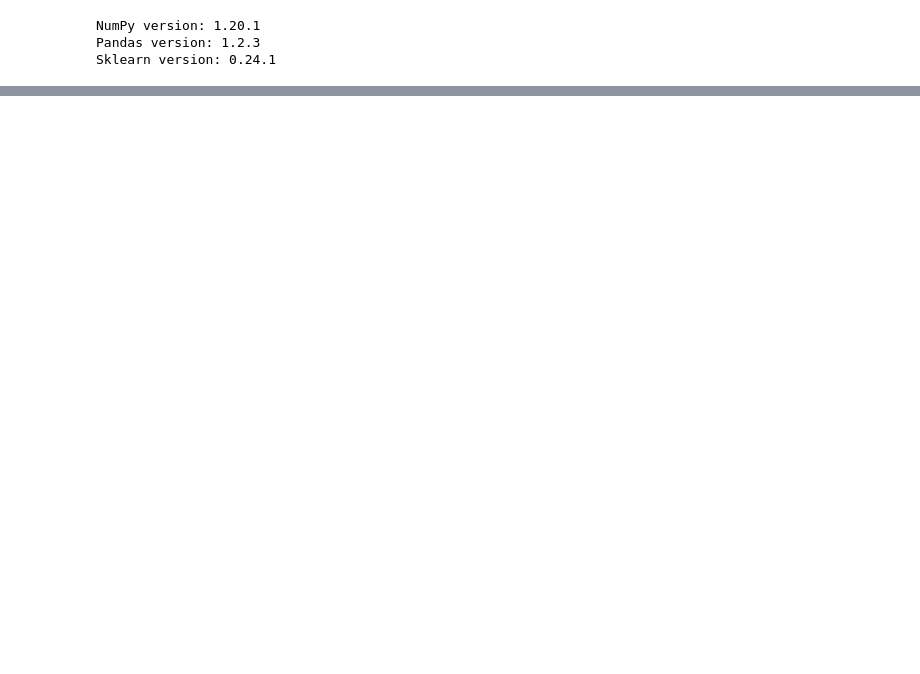
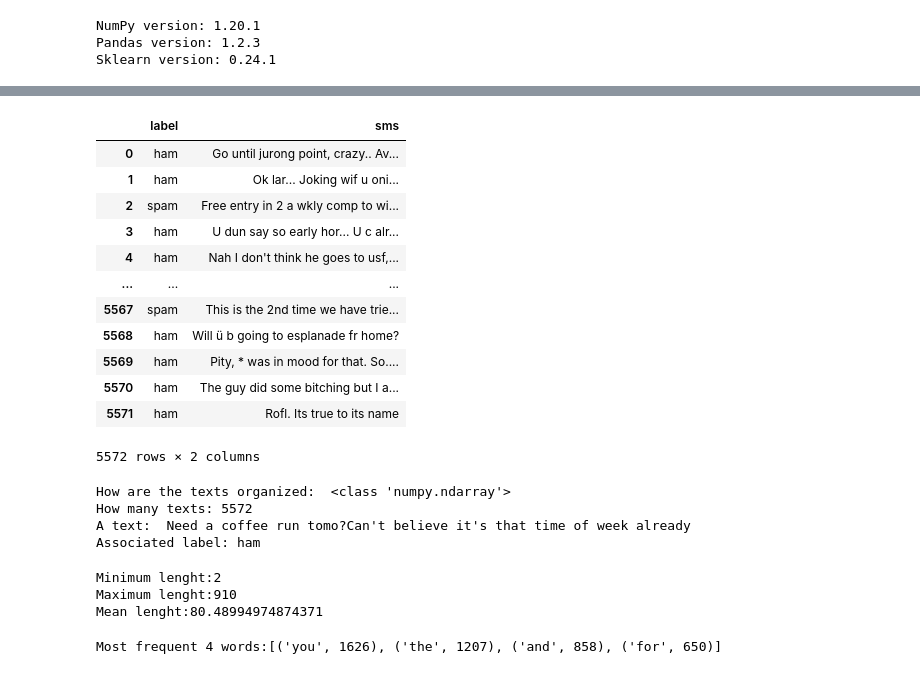
Before and after one commit to Iuly2000/Introducere-in-Data-Science, a Jupyter notebook: Tema6_IDS_DavidMihaiIulian_DogaruAlexandru/Tema6_IDS_DavidMihaiIulian_DogaruAlexandru.ipynb, the cells around one changed output, grey strips where cells are left out. Saved outputs shown, nothing was run; the diff lists cells and outputs as text; code cells hidden in the pictures; blank space fills up the shorter version.

```diff
--- a/Tema6_IDS_DavidMihaiIulian_DogaruAlexandru/Tema6_IDS_DavidMihaiIulian_DogaruAlexandru.ipynb
+++ b/Tema6_IDS_DavidMihaiIulian_DogaruAlexandru/Tema6_IDS_DavidMihaiIulian_DogaruAlexandru.ipynb
@@ -131,0 +214,2 @@ def finishing(df:pd.core.frame.DataFrame)->pd.core.frame.DataFrame:
+# %%
+smsdata:pd.core.frame.DataFrame = pd.read_csv('data/SMSSpamCollection', sep = '\t', names=["label", "sms"])
@@ -131,0 +228,16 @@ def finishing(df:pd.core.frame.DataFrame)->pd.core.frame.DataFrame:
+# %%
+smsdata
+# %% [output]
+|  | label | sms |
+| 0 | ham | Go until jurong point, crazy.. Av... |
+| 1 | ham | Ok lar... Joking wif u oni... |
+| 2 | spam | Free entry in 2 a wkly comp to wi... |
+| 3 | ham | U dun say so early hor... U c alr... |
+| 4 | ham | Nah I don't think he goes to usf,... |
+| ... | ... | ... |
+| 5567 | spam | This is the 2nd time we have trie... |
+| 5568 | ham | Will ü b going to esplanade fr home? |
+| 5569 | ham | Pity, * was in mood for that. So.... |
+| 5570 | ham | The guy did some bitching but I a... |
+| 5571 | ham | Rofl. Its true to its name |
+5572 rows × 2 columns
@@ -131,0 +247,20 @@ def finishing(df:pd.core.frame.DataFrame)->pd.core.frame.DataFrame:
+# %%
+print('How are the texts organized: ', type(text_x_sms))
+print('How many texts:', len(text_x_sms))
+print('A text: ', text_x_sms[300])
+print('Associated label:', text_y_sms[300])
+# %% [output]
+How are the texts organized:  <class 'numpy.ndarray'>
+How many texts: 5572
+A text:  Need a coffee run tomo?Can't believe it's that time of week already
+Associated label: ham
+# %%
+metrics_dataframe(text_x_sms)
+# %% [output]
+Minimum lenght:2
+Maximum lenght:910
+Mean lenght:80.48994974874371
+# %%
+frequent_words(text_x_sms,k=4)
+# %% [output]
+Most frequent 4 words:[('you', 1626), ('the', 1207), ('and', 858), ('for', 650)]
```
Also changed, not shown: parts of 43 cells of this notebook, 11 other files.
